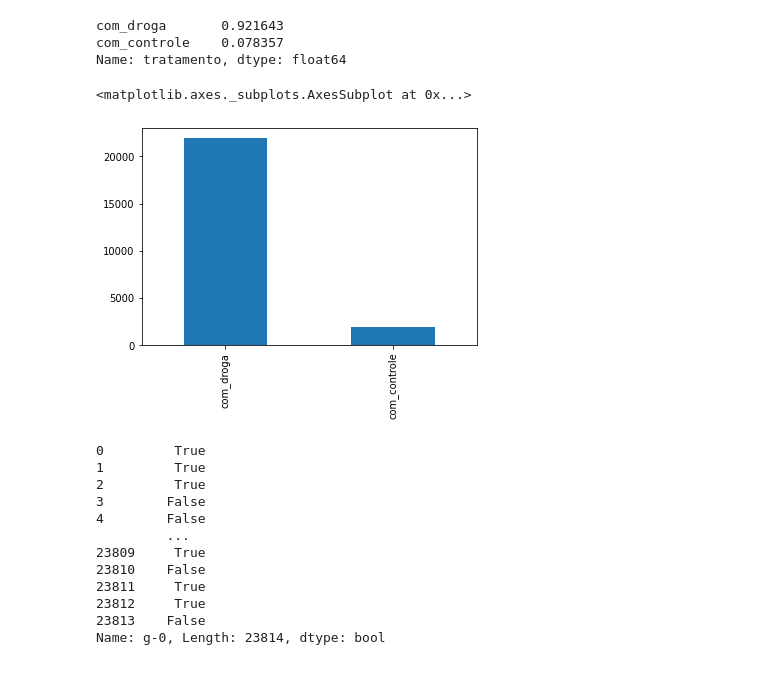
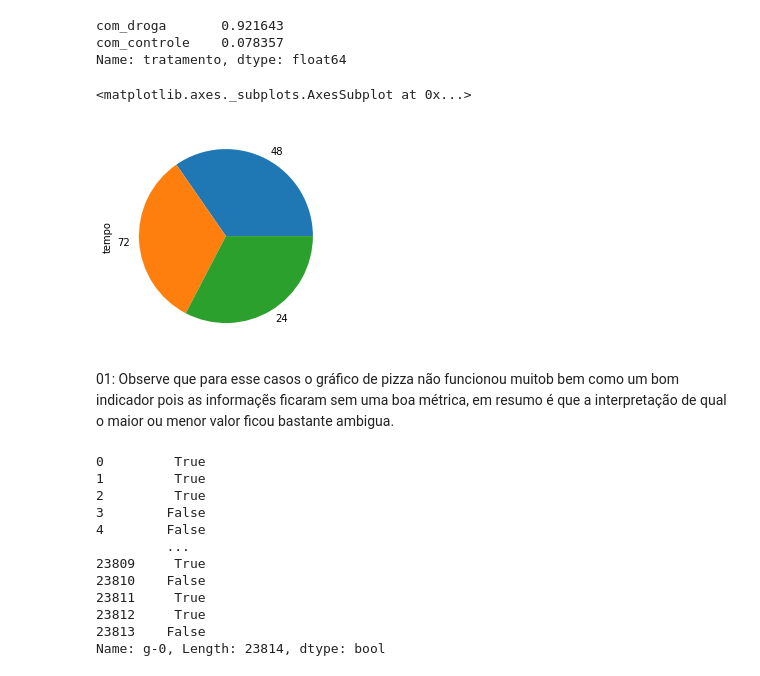
Before and after one commit to rogeriocerqueira/analise-descritiva-de-cultura-celular-python, a Jupyter notebook: genetica_analiseDados.ipynb, the cells around one changed output. Cells and saved outputs as stored; diff of their text form; code cells hidden in the pictures.

```diff
--- a/genetica_analiseDados.ipynb
+++ b/genetica_analiseDados.ipynb
@@ -63,9 +63,14 @@ dados['tratamento'].value_counts(normalize = True)
 com_droga       0.921643
 com_controle    0.078357
 Name: tratamento, dtype: float64
-# %%
-dados['tratamento'].value_counts().plot.bar() #Colocar títulos no gráficos
-# %% [output]
-<matplotlib.axes._subplots.AxesSubplot at 0x...>
-[figure, removed]
+# %%
+#gráficos de pizza
+dados['tempo'].value_counts().plot.pie()
+# %% [output]
+<matplotlib.axes._subplots.AxesSubplot at 0x...>
+[figure, added]
+# %% [markdown]
+ 01: Observe que para esse casos o gráfico
+ de pizza não funcionou muitob bem como um
+  bom indicador pois as informaçẽs ficaram sem uma boa métrica, em resumo é que a interpretação de qual o maior ou menor valor ficou bastante ambigua.
 # %%
```
Also changed, not shown: parts of 10 cells of this notebook.
